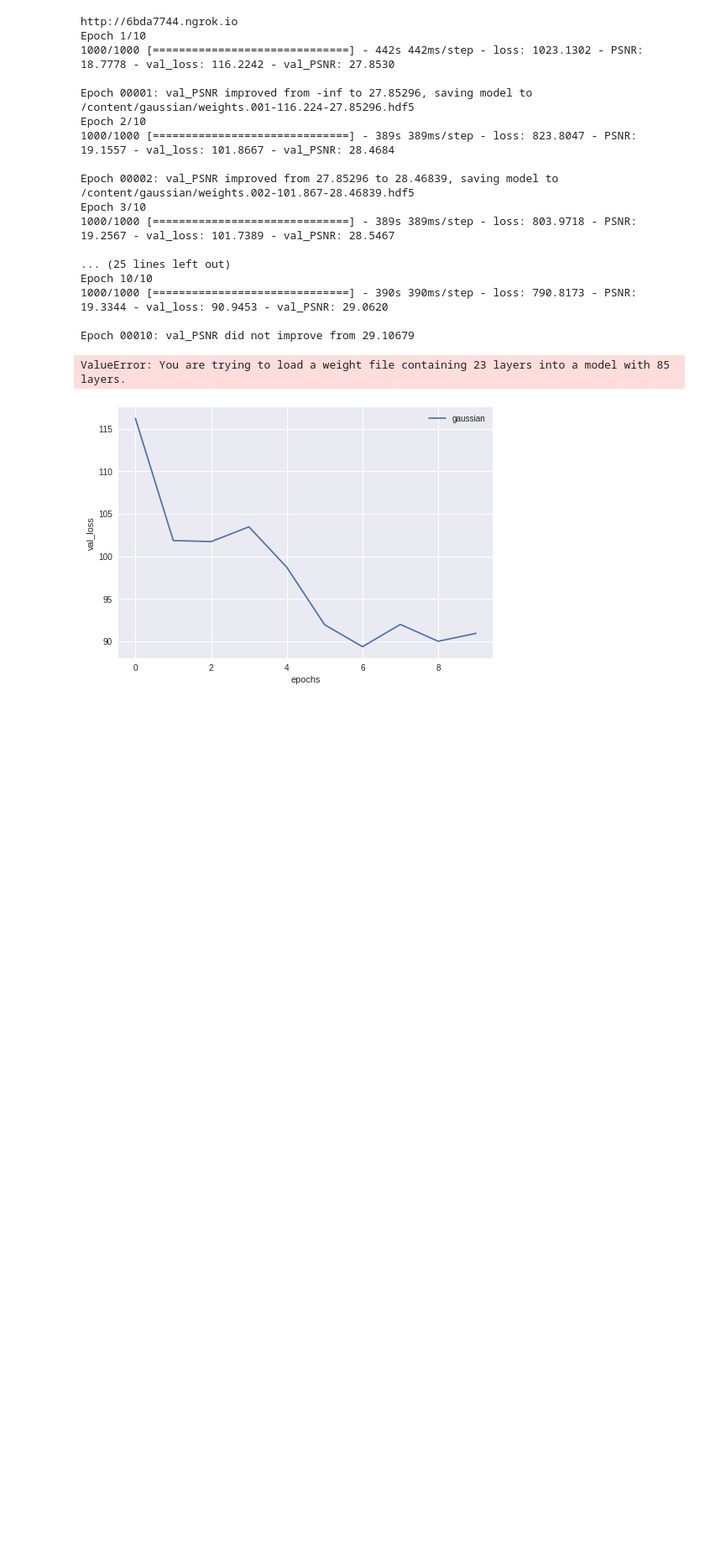
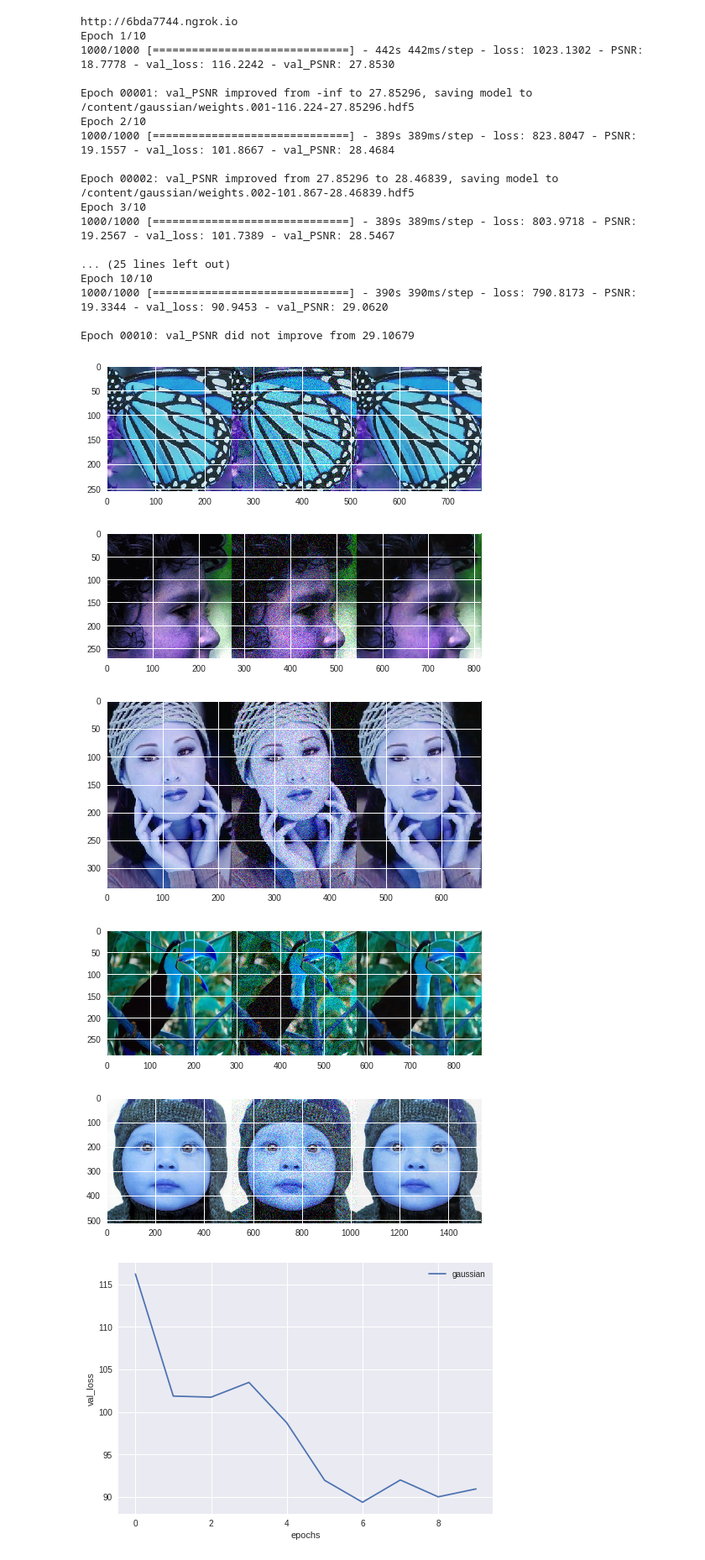
Before and after one commit to harshit0511/Unsupervised-Image-denoising, a Jupyter notebook: imageDenoising_gaussian.ipynb, the cells around one changed output. Shown at 84% size. Drawn from its saved outputs; the diff is of its cells as text; code cells hidden in the pictures; blank space fills up the shorter version.

```diff
--- a/imageDenoising_gaussian.ipynb
+++ b/imageDenoising_gaussian.ipynb
@@ -431,7 +431,6 @@ Epoch 10/10
 
 Epoch 00010: val_PSNR did not improve from 29.10679
 # %%
-#Testing the model -
 #Testing the model -
 
 def getImage(image):
@@ -440,58 +439,47 @@ def getImage(image):
 
 
 def test():
 
     image_dir = "dataset/Set5"
-    weight_file = "weights.007-89.377-29.10679.hdf5"
+    weight_file = "gaussian/weights.007-89.377-29.10679.hdf5"
     val_noise_model = get_noise_model("gaussian,25,25")
-    model = get_model("srresnet")
+    model = get_model("unet")
     model.load_weights(weight_file)
-
-    #if args.output_dir:
-    #    output_dir = Path(args.output_dir)
-    #    output_dir.mkdir(parents=True, exist_ok=True)
+    output_dir = Path("gaussianOutput")
+    output_dir.mkdir(parents=True, exist_ok=True)
 
     image_paths = list(Path(image_dir).glob("*.*"))
 
     for image_path in image_paths:
         image = cv2.imread(str(image_path))
         h, w, _ = image.shape
         image = image[:(h // 16) * 16, :(w // 16) * 16]  # for stride (maximum 16)
         h, w, _ = image.shape
 
         out_image = np.zeros((h, w * 3, 3), dtype=np.uint8)
         noise_image = val_noise_model(image)
         pred = model.predict(np.expand_dims(noise_image, 0))
         denoised_image = getImage(pred[0])
-#         out_image[:, :w] = image
-#         out_image[:, w:w * 2] = noise_image
-#         out_image[:, w * 2:] = denoised_image
+        out_image[:, :w] = image
+        out_image[:, w:w * 2] = noise_image
+        out_image[:, w * 2:] = denoised_image
 
-        #if args.output_dir:
-        #    cv2.imwrite(str(output_dir.joinpath(image_path.name))[:-4] + ".png", out_image)
-        #else:
-        plt.subplot(1, 3, 1)
-        plt.imshow(image)
-        plt.title("Image")
-
-        plt.subplot(1, 3, 2)
-        plt.imshow(noise_image)
-        plt.title("Noisy Image")
-
-        plt.subplot(1, 3, 3)
-        plt.imshow(denoised_image)
-        plt.title("De-noised Image")
-
+        cv2.imwrite(str(output_dir.joinpath(image_path.name))[:-4] + ".png", out_image)
+        plt.imshow(out_image)
         plt.show()
         key = cv2.waitKey(-1)
         # "q": quit
         if key == 113:
             return 0
 
 
 test()
 # %% [output]
-ValueError: You are trying to load a weight file containing 23 layers into a model with 85 layers.
+[figure, added]
+[figure, added]
+[figure, added]
+[figure, added]
+[figure, added]
 # %%
 #Plot History
 def getPlots():
```
Also changed, not shown: 2 other files.
